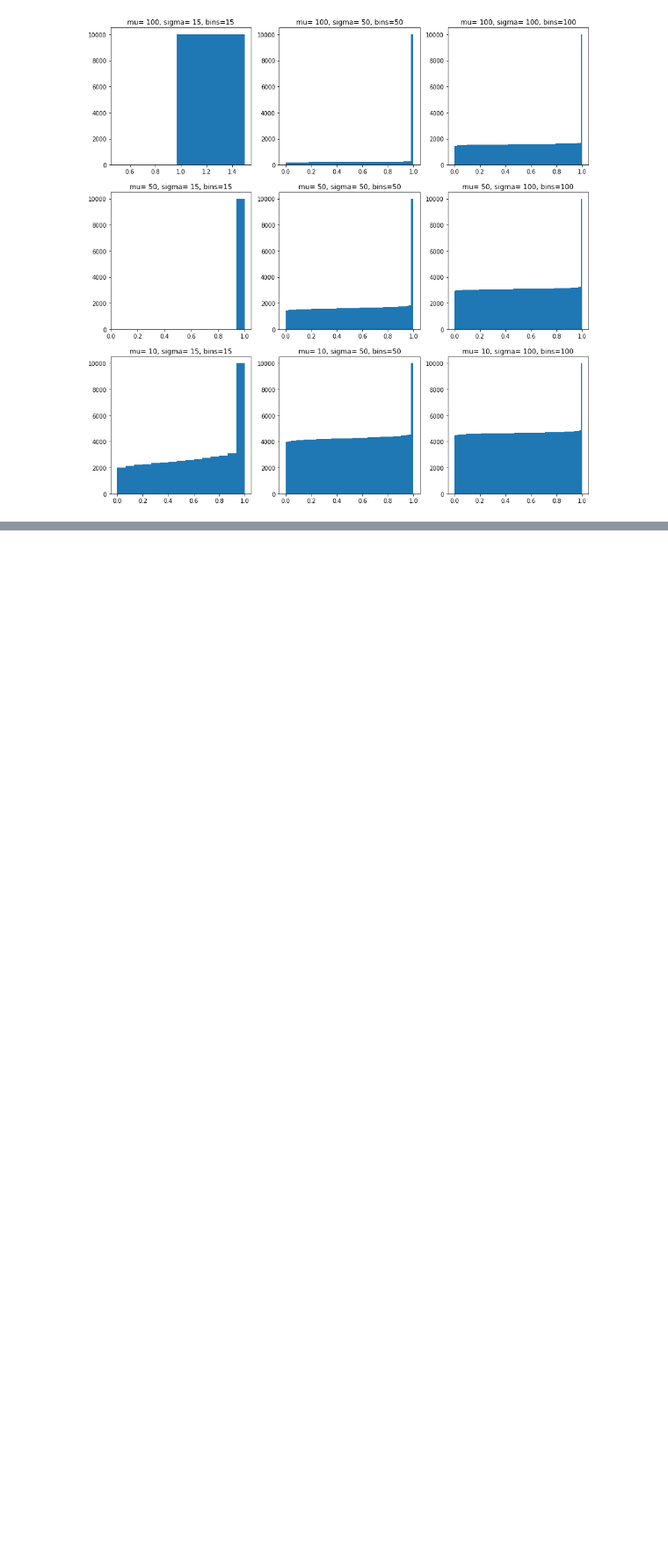
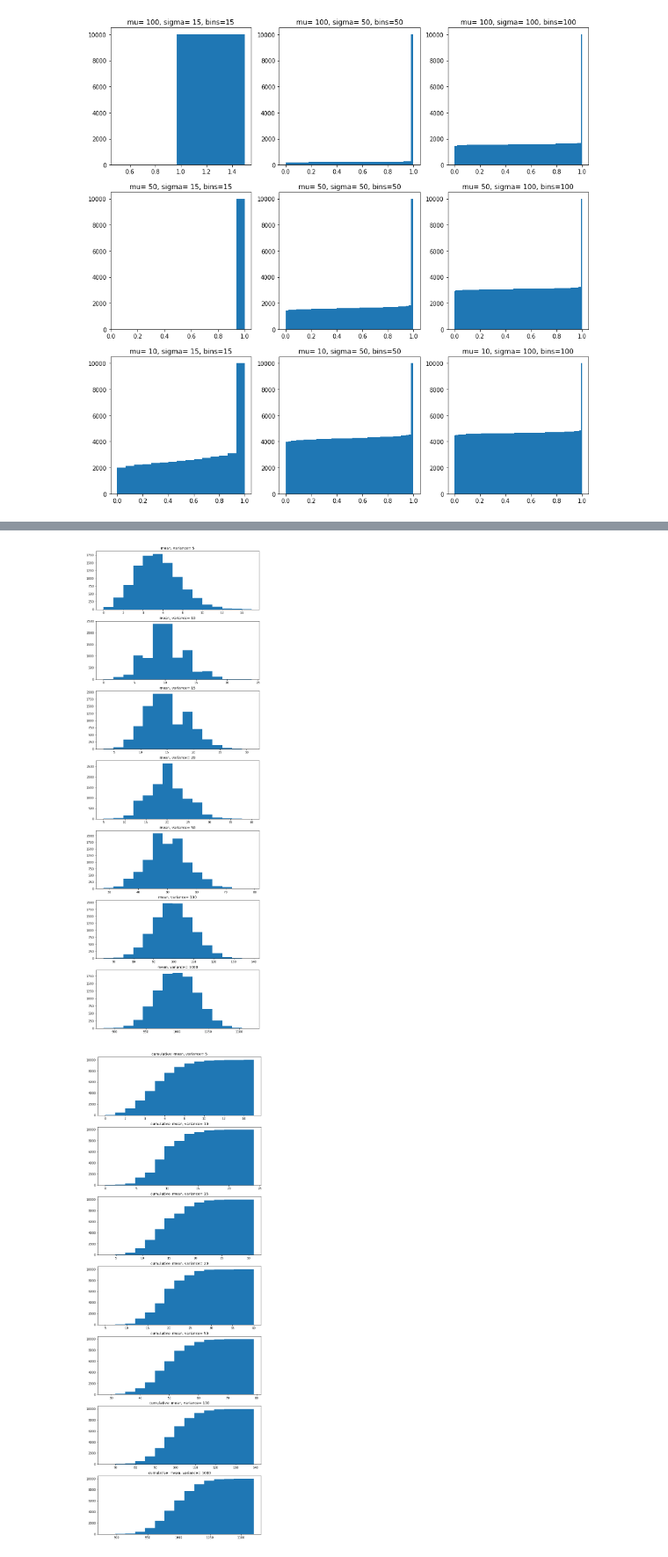
Before and after one commit to rafalsiniewicz/Data_analytics, a Jupyter notebook: lab2/lab2.ipynb, the cells around one changed output, grey strips where cells are left out. Shown at 88% size. Cells and saved outputs as stored; diff of their text form; code cells hidden in the pictures; blank space fills up the shorter version.

```diff
--- a/lab2/lab2.ipynb
+++ b/lab2/lab2.ipynb
@@ -80,0 +102,27 @@ for i in range(len(mu)):
+# %%
+#3
+from numpy.random import poisson
+mean = [5, 10, 15, 20, 50, 100, 1000]
+poisson_dist = []
+for i in mean:
+    poisson_dist.append(poisson(i, 10000))
+
+fig, axs = plt.subplots(len(mean), 1, figsize=(10,30))
+n = 0
+import matplotlib.pyplot as plt
+for i in range(len(mean)):
+    axs[i].hist(poisson_dist[n], bins=15)
+    axs[i].set_title('mean, variance= {}'.format(mean[i]))
+    n += 1
+
+#cumulative
+fig, axs = plt.subplots(len(mean), 1, figsize=(10,30))
+n = 0
+import matplotlib.pyplot as plt
+for i in range(len(mean)):
+    axs[i].hist(poisson_dist[n], bins=15, cumulative=True)
+    axs[i].set_title('cumulative: mean, variance= {}'.format(mean[i]))
+    n += 1
+# %% [output]
+[figure, added]
+[figure, added]
```
Also changed, not shown: parts of 16 cells of this notebook.
